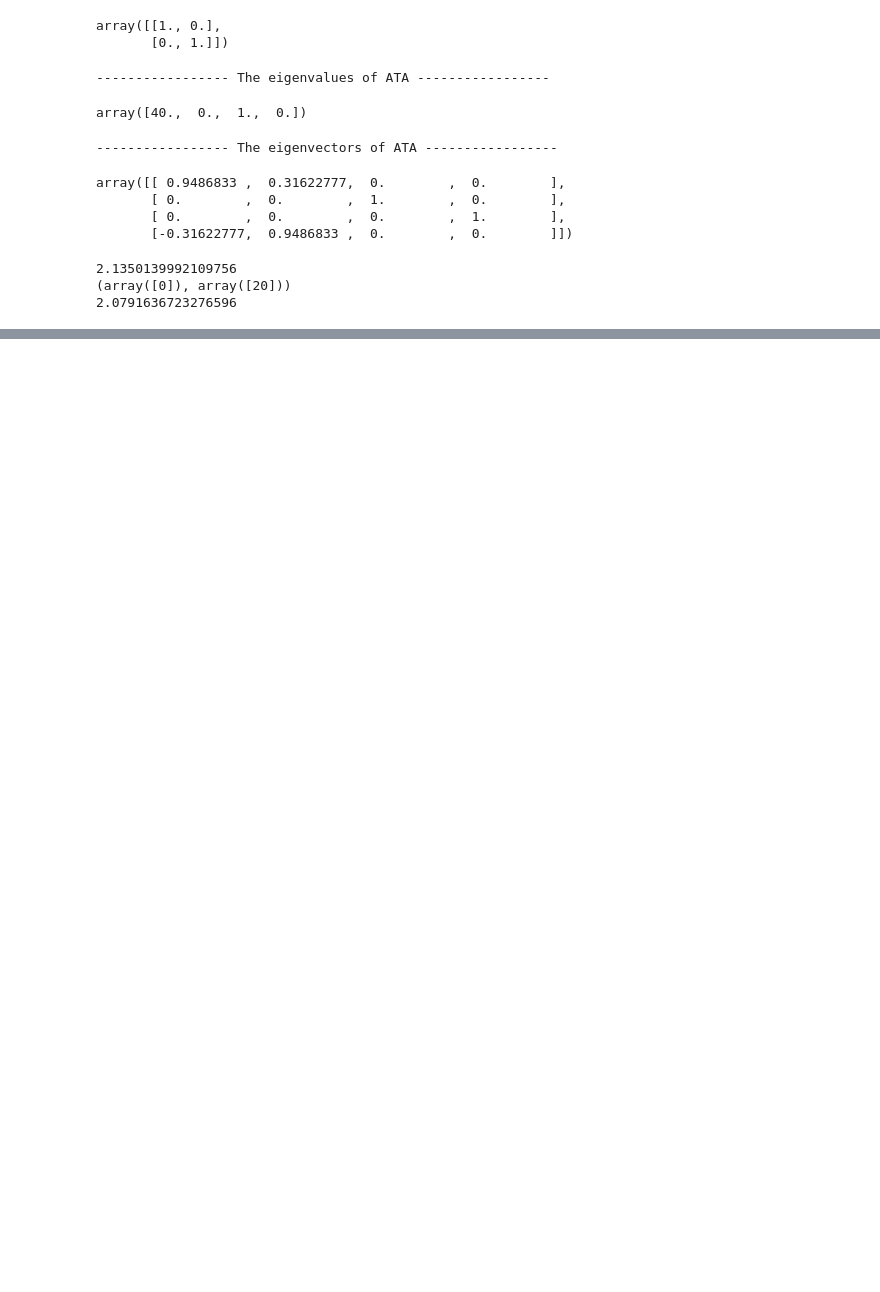
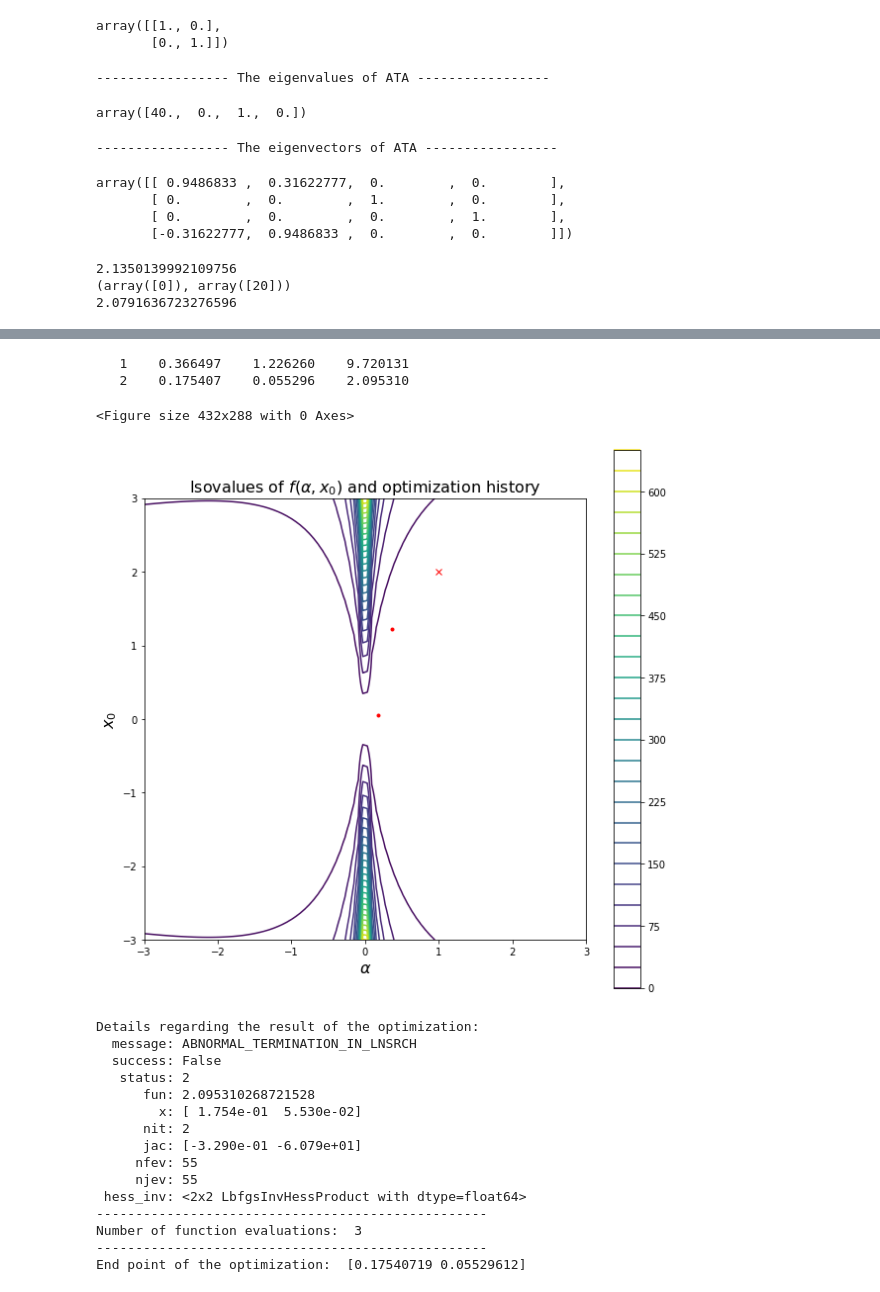
Before and after one commit to yubocai-poly/Reachability-Problem-of-ODE, a Jupyter notebook: Reachability/evaluation/Nonlinear_example/nonlinear_sample_numerical.ipynb, the cells around one changed output, grey strips where cells are left out. Cells and saved outputs as stored; diff of their text form; code cells hidden in the pictures; blank space fills up the shorter version.

```diff
--- a/Reachability/evaluation/Nonlinear_example/nonlinear_sample_numerical.ipynb
+++ b/Reachability/evaluation/Nonlinear_example/nonlinear_sample_numerical.ipynb
@@ -272,0 +219,73 @@ plt.show()
+# %%
+def J(x):
+    return 2 * np.sqrt(1 + 1/ x[0] ** 2) * np.sqrt((x[1] ** 2 - x[0]) ** 2 + x[1] ** 2)
+
+def GradJ(x):
+    return np.array([2 * (x[1] ** 2 - x[0]) / np.sqrt((x[1] ** 2 - x[0]) ** 2 + x[1] ** 2) / np.sqrt(1 + 1 / x[0] ** 2), 2 * x[1] / np.sqrt((x[1] ** 2 - x[0]) ** 2 + x[1] ** 2) / np.sqrt(1 + 1 / x[0] ** 2) + 2 * np.sqrt(1 + 1 / x[0] ** 2) * (x[1] ** 2 - x[0]) / np.sqrt((x[1] ** 2 - x[0]) ** 2 + x[1] ** 2) ** 2])
+# %%
+Nfeval = 1
+x0 = np.array([1, 2])
+xs = []
+ys = []
+
+def callbackF(Xi):
+    global Nfeval
+    print('{0:4d}   {1: 3.6f}   {2: 3.6f}   {3: 3.6f}'.format(
+        Nfeval, Xi[0], Xi[1], J(Xi)))
+    xs.append(Xi[0])
+    ys.append(Xi[1])
+    Nfeval += 1
+
+Result = scopt.minimize(
+    J, x0, jac=GradJ, callback=callbackF, method='L-BFGS-B', tol=1e-15)
+
+# plot the optimization history
+def plot_function():
+    plt.figure()
+    plt.figure(figsize=(10, 10))
+    xmin = min(-2, x0[0])-1
+    xmax = max(2, x0[0])+1
+    ymin = min(-2, x0[1])-1
+    ymax = max(2, x0[1])+1
+    aX0 = np.linspace(xmin, xmax, 100)
+    aX1 = np.linspace(ymin, ymax, 100)
+    Z = np.array([[J(np.array([x0, x1])) for x0 in aX0] for x1 in aX1])
+    plt.contour(aX0, aX1, Z, 25)  # (np.linspace(0,30,10)**2))
+    plt.plot(x0[0], x0[1], 'rx')
+    plt.axis('scaled')
+    plt.colorbar()
+    plt.xlabel(r'$\alpha$', size=16)
+    plt.ylabel(r'$x_0$', size=16)
+    plt.title(r'Isovalues of $f(\alpha,x_0)$ and optimization history', size=16)
+
+    plt.plot(xs, ys, '.r')
+    plt.show()
+
+plot_function()
+
+print("Details regarding the result of the optimization:")
+print(Result)
+print('-'*50)
+print("Number of function evaluations: ", Nfeval)
+print('-'*50)
+print('End point of the optimization: ', Result.x)
+# %% [output]
+   1    0.366497    1.226260    9.720131
+   2    0.175407    0.055296    2.095310
+<Figure size 432x288 with 0 Axes>
+[figure, added]
+Details regarding the result of the optimization:
+  message: ABNORMAL_TERMINATION_IN_LNSRCH
+  success: False
+   status: 2
+      fun: 2.095310268721528
+        x: [ 1.754e-01  5.530e-02]
+      nit: 2
+      jac: [-3.290e-01 -6.079e+01]
+     nfev: 55
+     njev: 55
+ hess_inv: <2x2 LbfgsInvHessProduct with dtype=float64>
+--------------------------------------------------
+Number of function evaluations:  3
+--------------------------------------------------
+End point of the optimization:  [0.17540719 0.05529612]
```
Also changed, not shown: parts of 5 cells of this notebook, 3 other files.
